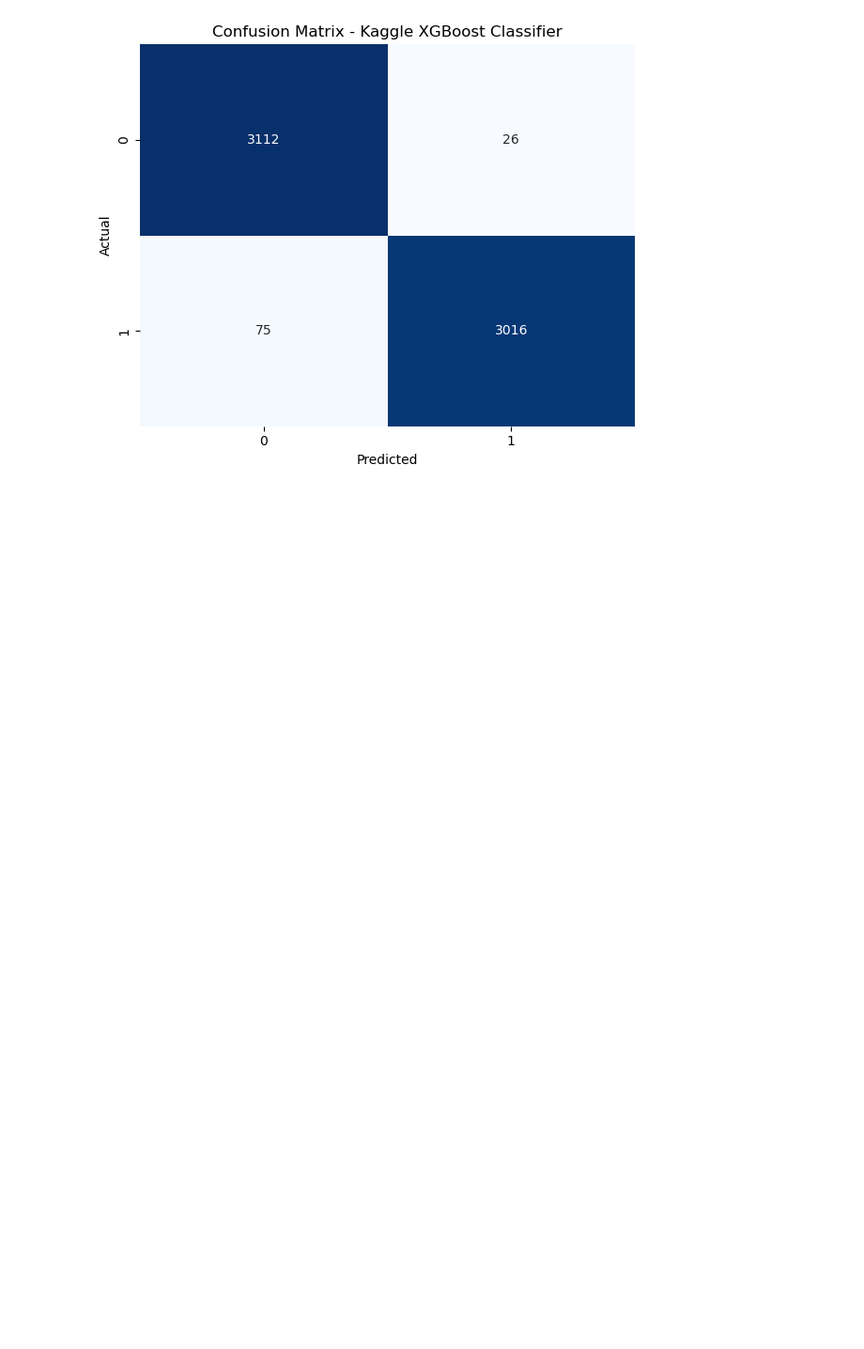
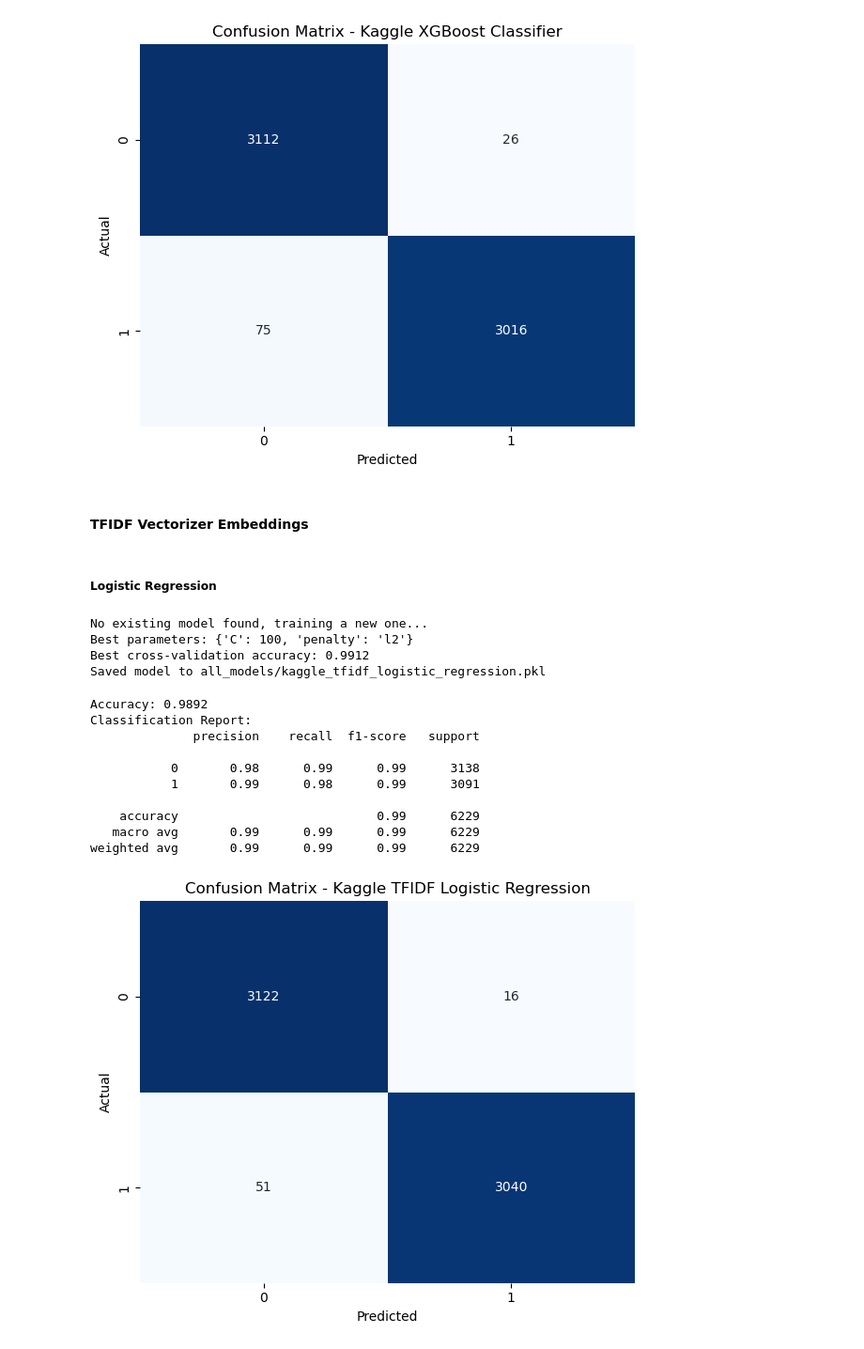
Before and after one commit to fahadthakur/mxn442-assignment2, a Jupyter notebook: fake_news_classifier.ipynb, the cells around one changed output. Shown at 94% size. Cells and saved outputs as stored; diff of their text form; code cells hidden in the pictures; blank space fills up the shorter version.

```diff
--- a/fake_news_classifier.ipynb
+++ b/fake_news_classifier.ipynb
@@ -537,3 +620,35 @@ Classification Report:
    macro avg       0.98      0.98      0.98      6229
 weighted avg       0.98      0.98      0.98      6229
 [figure]
+# %% [markdown]
+#### TFIDF Vectorizer Embeddings
+# %%
+kaggle_tfidf_vectorizer = TfidfVectorizer(max_features=5000, analyzer=lambda x: x)
+kaggle_tfidf_embeddings = kaggle_tfidf_vectorizer.fit_transform(kaggle_tokenized).toarray()
+# %%
+X_combined = np.concatenate((kaggle_tfidf_embeddings, kaggle_lf.values), axis=1)
+
+X_train, X_test, y_train, y_test = create_train_test_split(X_combined, kaggle_y, random_state=42, test_size=0.3)
+# %% [markdown]
+##### Logistic Regression
+# %%
+kaggle_tfidf_logit_model = train_logistic_regression(X_train, y_train, model_name="kaggle_tfidf")
+# %% [output]
+No existing model found, training a new one...
+Best parameters: {'C': 100, 'penalty': 'l2'}
+Best cross-validation accuracy: 0.9912
+Saved model to all_models/kaggle_tfidf_logistic_regression.pkl
+# %%
+evaluate_model(kaggle_tfidf_logit_model, X_test, y_test, model_name="Kaggle TFIDF Logistic Regression")
+# %% [output]
+Accuracy: 0.9892
+Classification Report:
+              precision    recall  f1-score   support
+
+           0       0.98      0.99      0.99      3138
+           1       0.99      0.98      0.99      3091
+
+    accuracy                           0.99      6229
+   macro avg       0.99      0.99      0.99      6229
+weighted avg       0.99      0.99      0.99      6229
+[figure, added]
```
Also changed, not shown: parts of 27 cells of this notebook, 6 other files.
